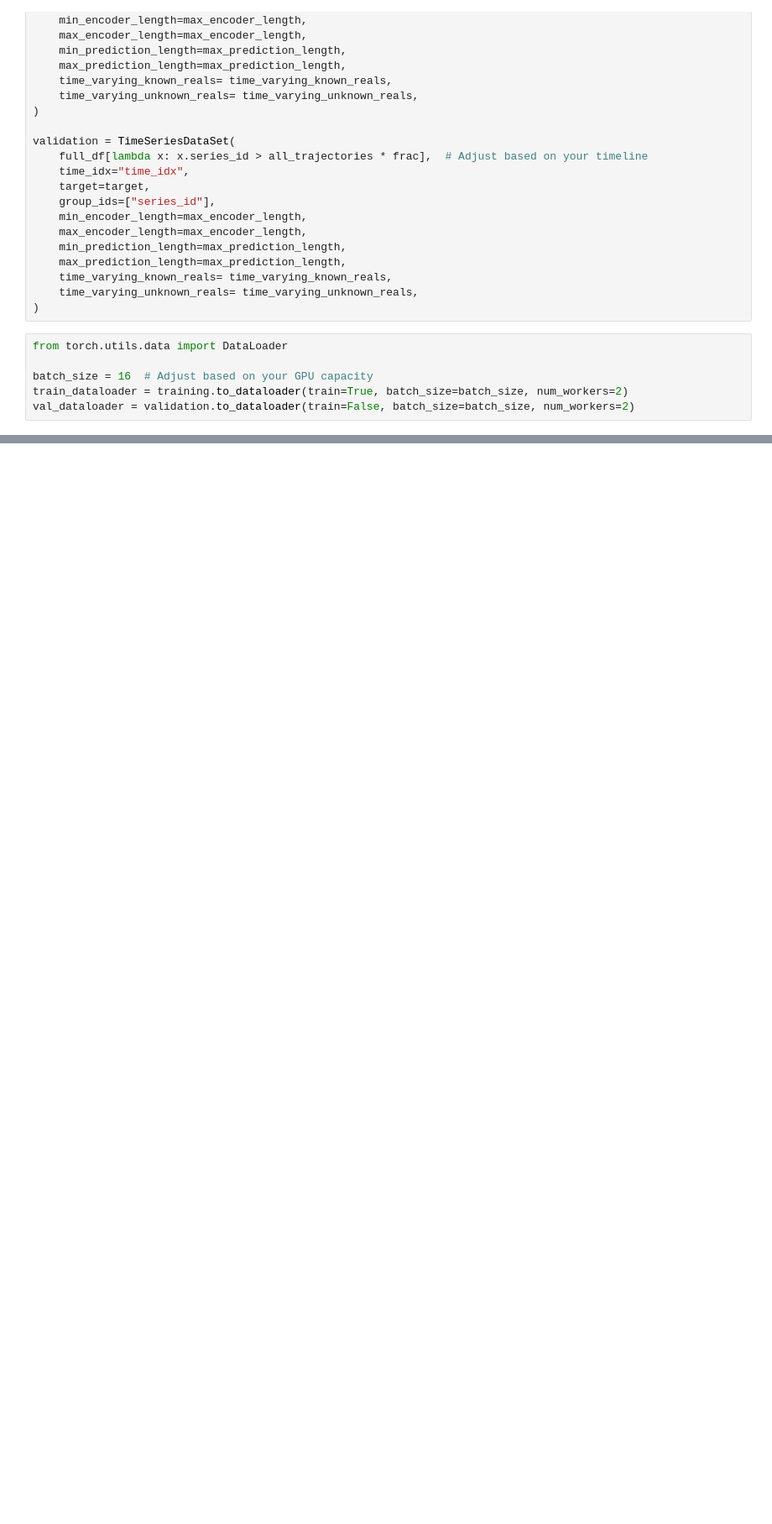
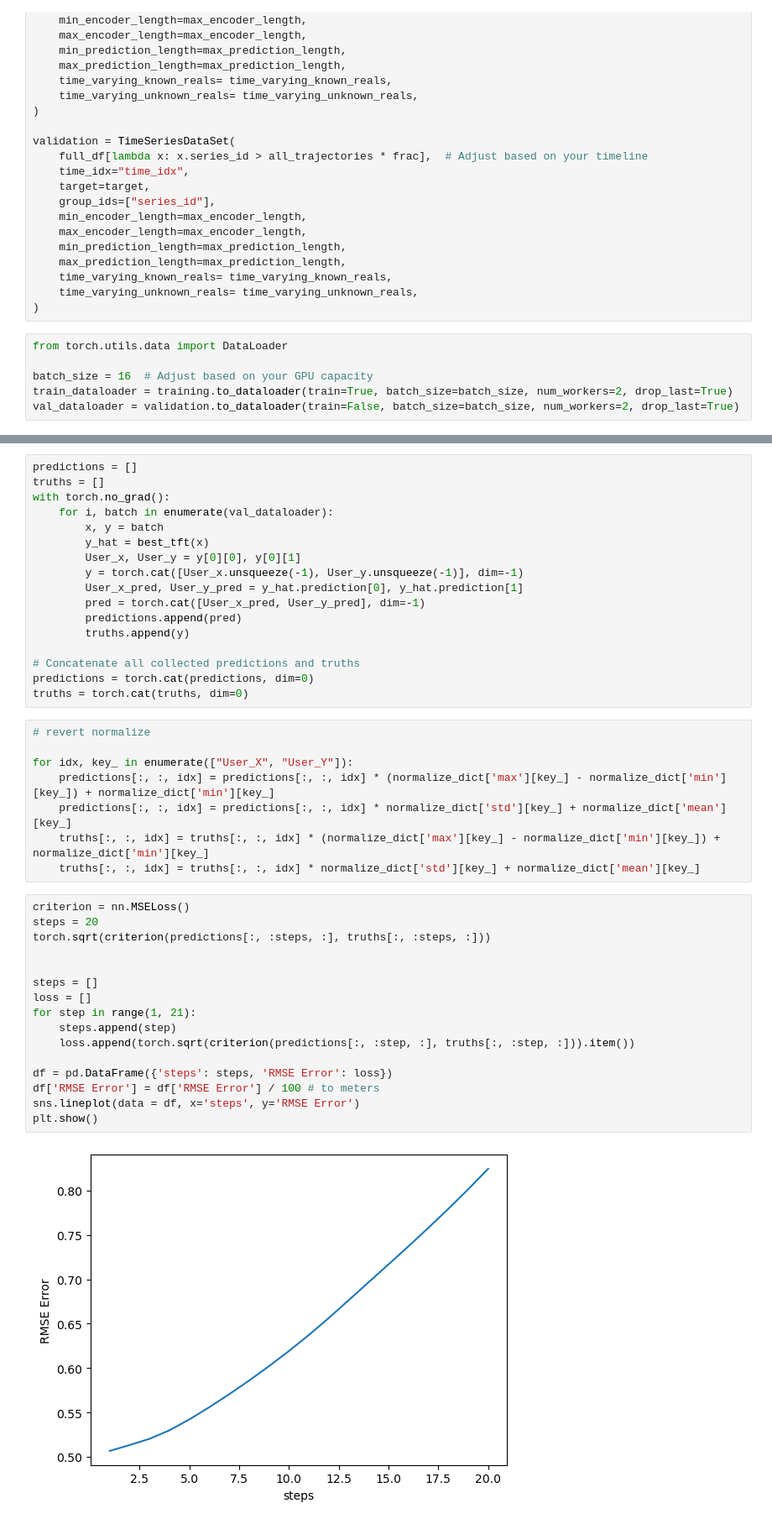
Before and after one commit to priest-yang/Pedestrian-Trajectory-Prediction, a Jupyter notebook: notebook/TFT.ipynb, the cells around one changed output, grey strips where cells are left out. Shown at 84% size. Saved outputs shown, nothing was run; the diff lists cells and outputs as text; blank space fills up the shorter version.

Commit message:
update model validation

```diff
--- a/notebook/TFT.ipynb
+++ b/notebook/TFT.ipynb
@@ -168,6 +178,6 @@ validation = TimeSeriesDataSet(
 from torch.utils.data import DataLoader
 
 batch_size = 16  # Adjust based on your GPU capacity
-train_dataloader = training.to_dataloader(train=True, batch_size=batch_size, num_workers=2)
-val_dataloader = validation.to_dataloader(train=False, batch_size=batch_size, num_workers=2)
+train_dataloader = training.to_dataloader(train=True, batch_size=batch_size, num_workers=2, drop_last=True)
+val_dataloader = validation.to_dataloader(train=False, batch_size=batch_size, num_workers=2, drop_last=True)
 # %%
@@ -227,0 +264,43 @@ LOCAL_RANK: 0 - CUDA_VISIBLE_DEVICES: [0]
+# %%
+predictions = []
+truths = []
+with torch.no_grad():
+    for i, batch in enumerate(val_dataloader):
+        x, y = batch
+        y_hat = best_tft(x)
+        User_x, User_y = y[0][0], y[0][1]
+        y = torch.cat([User_x.unsqueeze(-1), User_y.unsqueeze(-1)], dim=-1)
+        User_x_pred, User_y_pred = y_hat.prediction[0], y_hat.prediction[1]
+        pred = torch.cat([User_x_pred, User_y_pred], dim=-1)
+        predictions.append(pred)
+        truths.append(y)
+
+# Concatenate all collected predictions and truths
+predictions = torch.cat(predictions, dim=0)
+truths = torch.cat(truths, dim=0)
+# %%
+# revert normalize
+
+for idx, key_ in enumerate(["User_X", "User_Y"]):
+    predictions[:, :, idx] = predictions[:, :, idx] * (normalize_dict['max'][key_] - normalize_dict['min'][key_]) + normalize_dict['min'][key_]
+    predictions[:, :, idx] = predictions[:, :, idx] * normalize_dict['std'][key_] + normalize_dict['mean'][key_]
+    truths[:, :, idx] = truths[:, :, idx] * (normalize_dict['max'][key_] - normalize_dict['min'][key_]) + normalize_dict['min'][key_]
+    truths[:, :, idx] = truths[:, :, idx] * normalize_dict['std'][key_] + normalize_dict['mean'][key_]
+# %%
+criterion = nn.MSELoss()
+steps = 20
+torch.sqrt(criterion(predictions[:, :steps, :], truths[:, :steps, :]))
+
+
+steps = []
+loss = []
+for step in range(1, 21):
+    steps.append(step)
+    loss.append(torch.sqrt(criterion(predictions[:, :step, :], truths[:, :step, :])).item())
+
+df = pd.DataFrame({'steps': steps, 'RMSE Error': loss})
+df['RMSE Error'] = df['RMSE Error'] / 100 # to meters
+sns.lineplot(data = df, x='steps', y='RMSE Error')
+plt.show()
+# %% [output]
+[figure, added]
```
Also changed, not shown: parts of 8 cells of this notebook, 2 other files.
